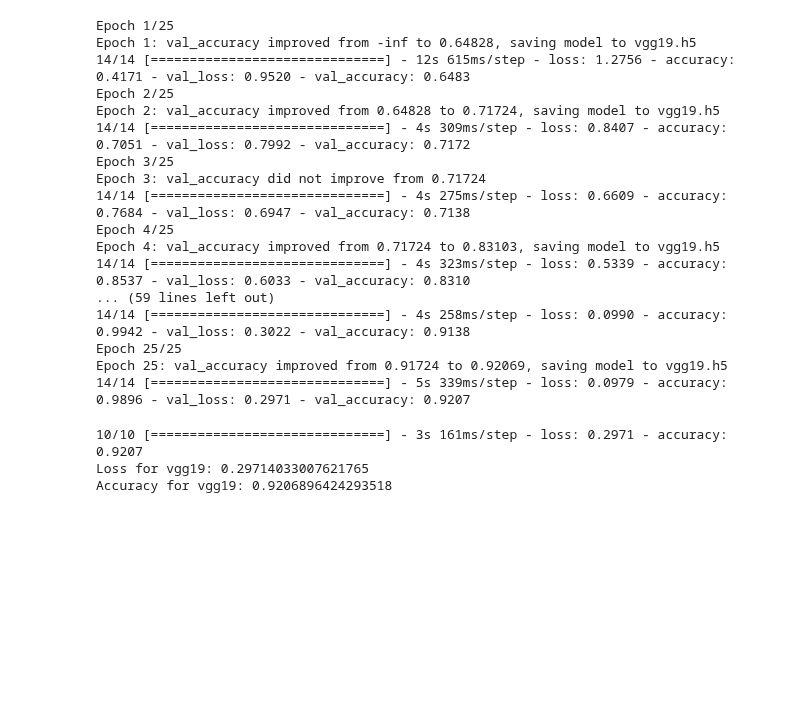
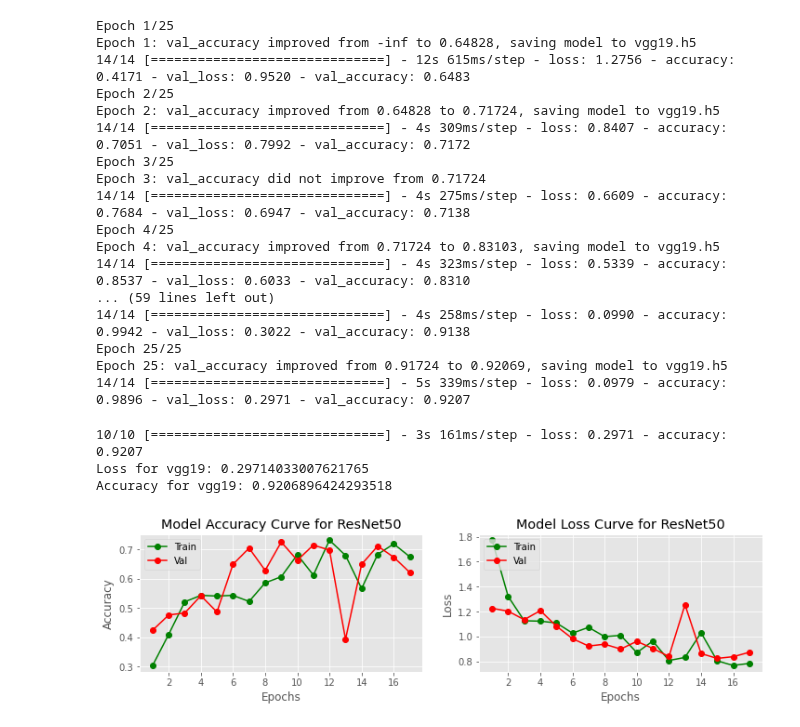
Before and after one commit to varadmahatme/Advanced-machine-learning-deep-learning, a Jupyter notebook: AMLDL1.ipynb, the cells around one changed output. Saved outputs shown, nothing was run; the diff lists cells and outputs as text; code cells hidden in the pictures; blank space fills up the shorter version.

```diff
--- a/AMLDL1.ipynb
+++ b/AMLDL1.ipynb
@@ -1976,0 +2000,4 @@ def plot_acc_loss_resnet(history, epochs):
+# %%
+plot_acc_loss_resnet(history,17)
+# %% [output]
+[figure, added]
```
Also changed, not shown: parts of 2 cells of this notebook.
